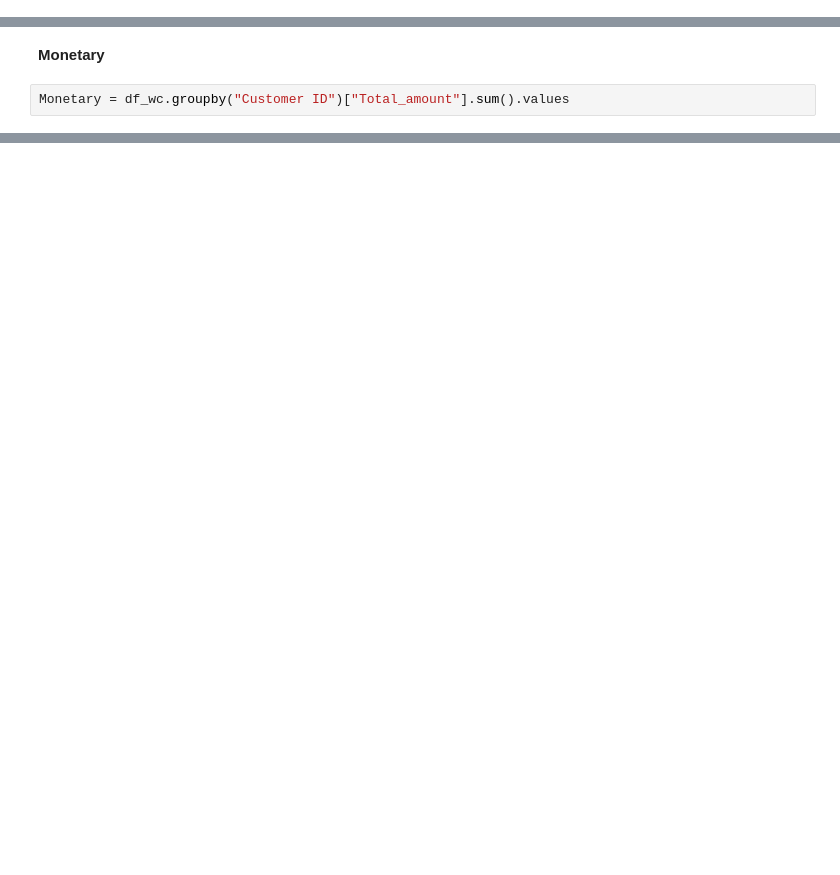
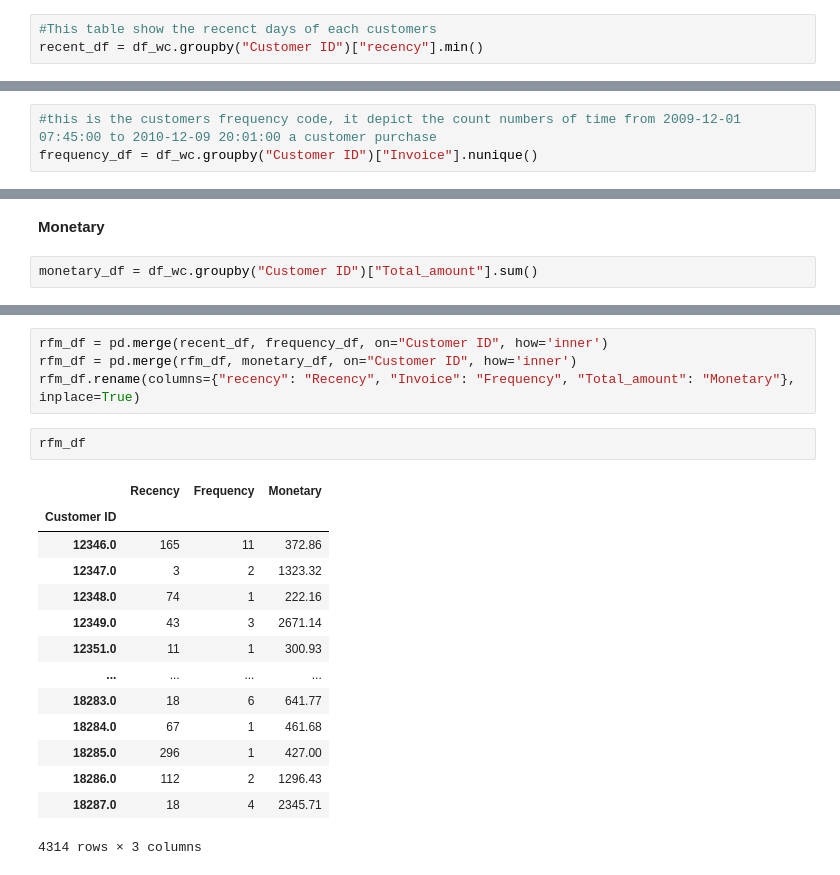
Before and after one commit to Abdulmujeeb-Taiwo/Customer-Segmentation, a Jupyter notebook: RFM_Analysis.ipynb, the cells around one changed output, grey strips where cells are left out. Saved outputs shown, nothing was run; the diff lists cells and outputs as text; blank space fills up the shorter version.

```diff
--- a/RFM_Analysis.ipynb
+++ b/RFM_Analysis.ipynb
@@ -158,0 +148,3 @@ dtype: int64
+# %%
+#This table show the recenct days of each customers
+recent_df = df_wc.groupby("Customer ID")["recency"].min()
@@ -180,0 +189,3 @@ dtype: int64
+# %%
+#this is the customers frequency code, it depict the count numbers of time from 2009-12-01 07:45:00 to 2010-12-09 20:01:00 a customer purchase
+frequency_df = df_wc.groupby("Customer ID")["Invoice"].nunique()
@@ -181,4 +223,4 @@ dtype: int64
 # %% [markdown]
 **Monetary**
 # %%
-Monetary = df_wc.groupby("Customer ID")["Total_amount"].sum().values
+monetary_df = df_wc.groupby("Customer ID")["Total_amount"].sum()
@@ -202,0 +240,21 @@ dtype: float64
+# %%
+rfm_df = pd.merge(recent_df, frequency_df, on="Customer ID", how='inner')
+rfm_df = pd.merge(rfm_df, monetary_df, on="Customer ID", how='inner')
+rfm_df.rename(columns={"recency": "Recency", "Invoice": "Frequency", "Total_amount": "Monetary"}, inplace=True)
+# %%
+rfm_df
+# %% [output]
+|  | Recency | Frequency | Monetary |
+| Customer ID |  |  |  |
+| 12346.0 | 165 | 11 | 372.86 |
+| 12347.0 | 3 | 2 | 1323.32 |
+| 12348.0 | 74 | 1 | 222.16 |
+| 12349.0 | 43 | 3 | 2671.14 |
+| 12351.0 | 11 | 1 | 300.93 |
+| ... | ... | ... | ... |
+| 18283.0 | 18 | 6 | 641.77 |
+| 18284.0 | 67 | 1 | 461.68 |
+| 18285.0 | 296 | 1 | 427.00 |
+| 18286.0 | 112 | 2 | 1296.43 |
+| 18287.0 | 18 | 4 | 2345.71 |
+4314 rows × 3 columns
```
Also changed, not shown: parts of 14 cells of this notebook.
